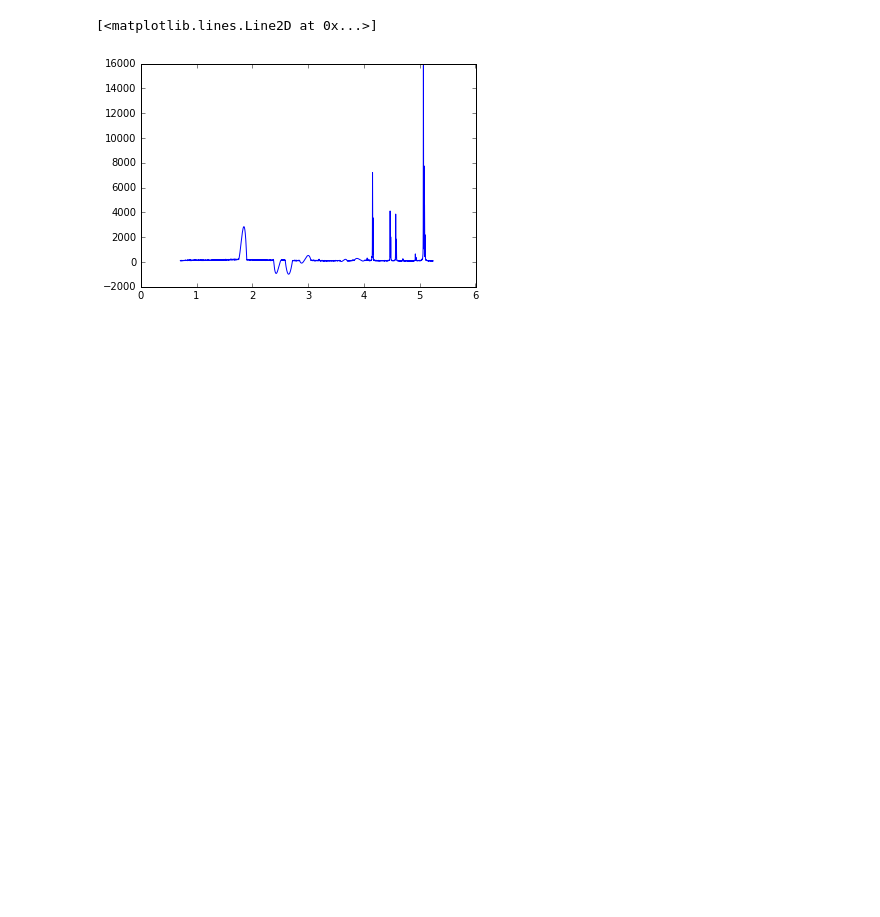
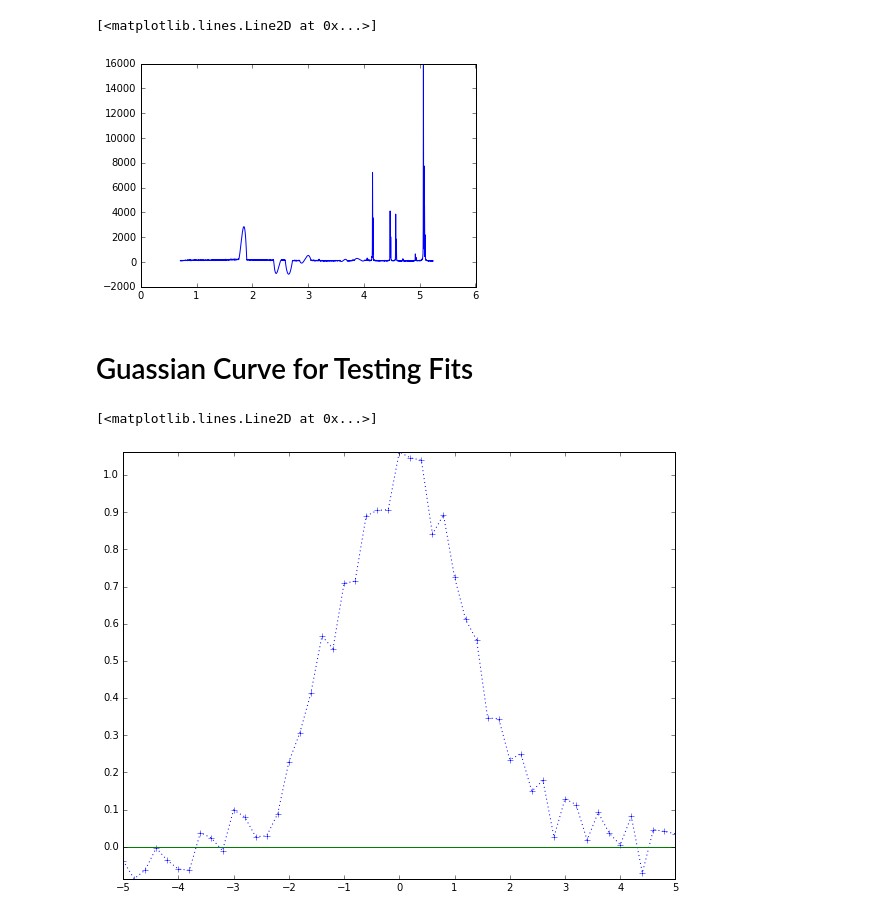
Before and after one commit to canismarko/scimap-tests, a Jupyter notebook: View_XRD_Data.ipynb, the cells around one changed output. Cells and saved outputs as stored; diff of their text form; code cells hidden in the pictures; blank space fills up the shorter version.

```diff
--- a/View_XRD_Data.ipynb
+++ b/View_XRD_Data.ipynb
@@ -79,3 +81,31 @@ plt.plot(scan.scattering_lengths, scan.background())
 # %% [output]
 [<matplotlib.lines.Line2D at 0x...>]
 [figure]
+# %% [markdown]
+# Guassian Curve for Testing Fits
+# %%
+x = np.linspace(-5, 5, num=51)
+a = 1
+b = 0
+c = 2 / 2*math.sqrt(2*math.log(2))
+y = a * np.exp(-(x-b)**2/(2*c**2))
+rands = (np.random.rand(*x.shape)-0.5) / 5
+plt.figure(figsize=(0.9*11, 0.9*8.5))
+plt.plot(x, y + rands, marker="+", linestyle=":")
+# plt.plot(x, rands)
+plt.xlim(-5, 5)
+plt.xticks(np.arange(-5, 6, step=1))
+plt.yticks(np.arange(0, 1.1, step=0.1));
+plt.savefig('/home/mwolf/gaussian_curve.pdf')
+
+# FFT Transform
+ffty = fftpack.fft(x=y+rands)
+# fftx = fftpack.fftfreq(n=x)
+ffty[0:52] = 0
+newy = fftpack.ifft(ffty)
+# plt.figure()
+plt.plot(x, newy)
+# plt.plot(range(0, len(ffty)), ffty)
+# %% [output]
+[<matplotlib.lines.Line2D at 0x...>]
+[figure, added]
```
Also changed, not shown: parts of 3 cells of this notebook, 4 other files.
